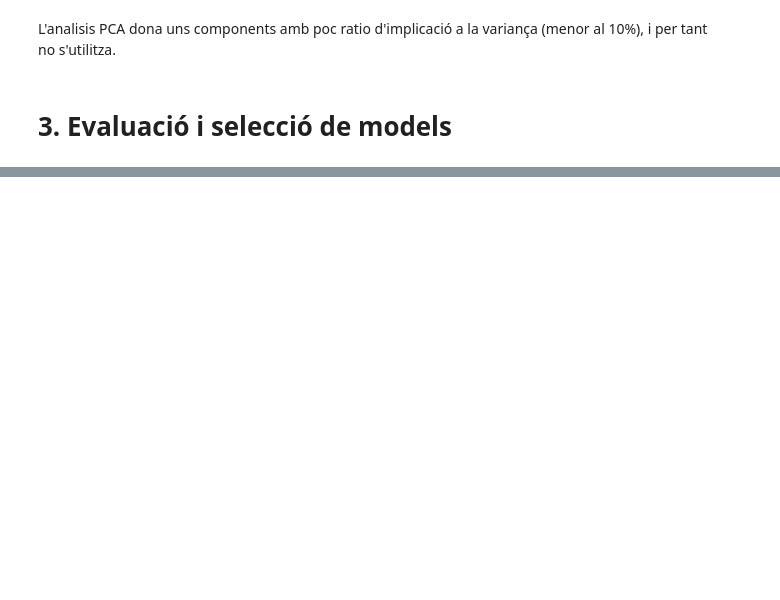
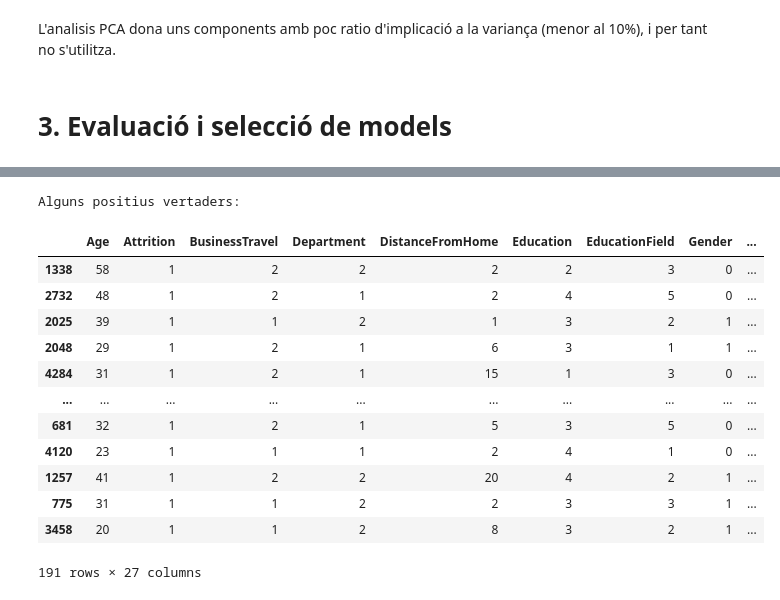
Before and after one commit to saul44203/HR-Analytics-Case-Study, a Jupyter notebook: notebook.ipynb, the cells around one changed output, grey strips where cells are left out. Drawn from its saved outputs; the diff is of its cells as text; code cells hidden in the pictures; blank space fills up the shorter version.

```diff
--- a/notebook.ipynb
+++ b/notebook.ipynb
@@ -390,0 +379,19 @@ plt.show()
+# %%
+print("Alguns positius vertaders:")
+TP = y_test[y_pred == 1][y_test == 1].index
+data_encoded_nona.loc[TP]
+# %% [output]
+Alguns positius vertaders:
+|  | Age | Attrition | BusinessTravel | Department | DistanceFromHome | Education | EducationField | Gender | ... |
+| 1338 | 58 | 1 | 2 | 2 | 2 | 2 | 3 | 0 | ... |
+| 2732 | 48 | 1 | 2 | 1 | 2 | 4 | 5 | 0 | ... |
+| 2025 | 39 | 1 | 1 | 2 | 1 | 3 | 2 | 1 | ... |
+| 2048 | 29 | 1 | 2 | 1 | 6 | 3 | 1 | 1 | ... |
+| 4284 | 31 | 1 | 2 | 1 | 15 | 1 | 3 | 0 | ... |
+| ... | ... | ... | ... | ... | ... | ... | ... | ... | ... |
+| 681 | 32 | 1 | 2 | 1 | 5 | 3 | 5 | 0 | ... |
+| 4120 | 23 | 1 | 1 | 1 | 2 | 4 | 1 | 0 | ... |
+| 1257 | 41 | 1 | 2 | 2 | 20 | 4 | 2 | 1 | ... |
+| 775 | 31 | 1 | 1 | 2 | 2 | 3 | 3 | 1 | ... |
+| 3458 | 20 | 1 | 1 | 2 | 8 | 3 | 2 | 1 | ... |
+191 rows × 27 columns
```
Also changed, not shown: parts of 18 cells of this notebook.
